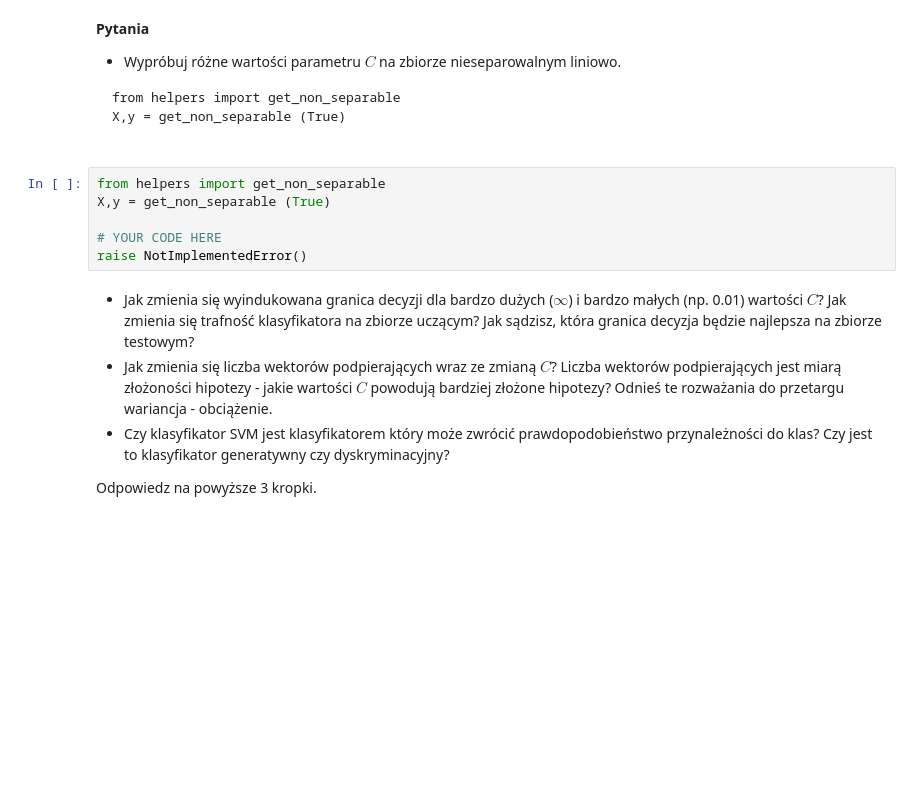
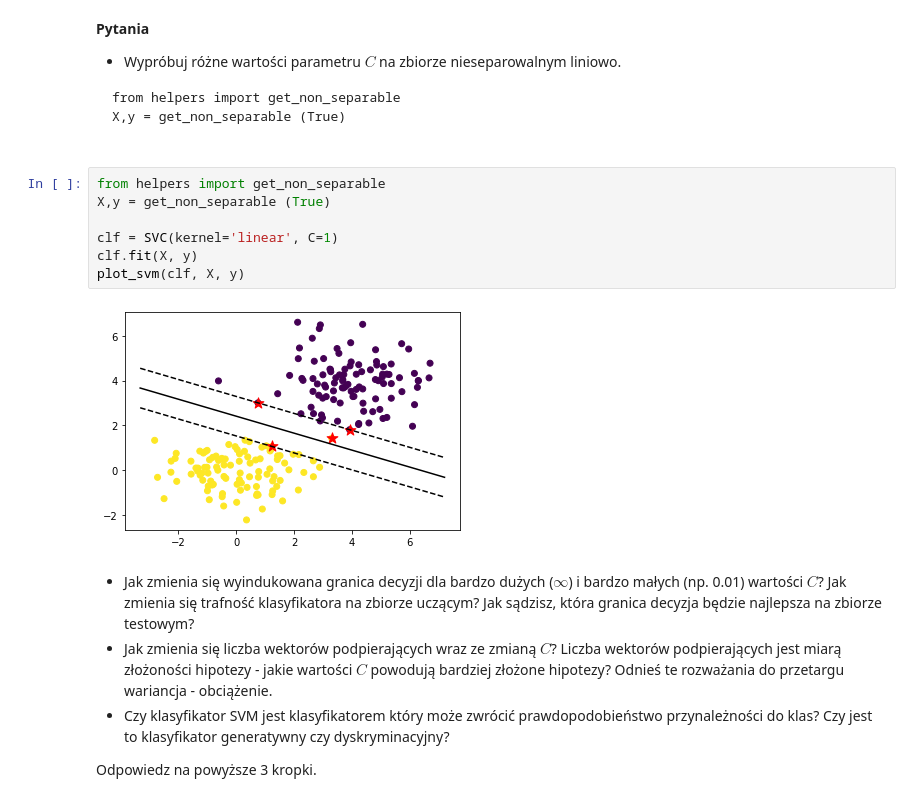
Before and after one commit to Michu-dev/ai-university-labs, a Jupyter notebook: Machine Learning/svm/svm.ipynb, the cells around one changed output. Cells and saved outputs as stored; diff of their text form; blank space fills up the shorter version.

```diff
--- a/Machine Learning/svm/svm.ipynb
+++ b/Machine Learning/svm/svm.ipynb
@@ -225,9 +238,12 @@ X,y = get_non_separable (True)
 # %%
 from helpers import get_non_separable
 X,y = get_non_separable (True)
 
-# YOUR CODE HERE
-raise NotImplementedError()
+clf = SVC(kernel='linear', C=1)
+clf.fit(X, y)
+plot_svm(clf, X, y)
+# %% [output]
+[figure, added]
 # %% [markdown]
 - Jak zmienia się wyindukowana granica decyzji dla bardzo dużych ($\infty$) i bardzo małych (np. 0.01) wartości $C$? Jak zmienia się trafność klasyfikatora na zbiorze uczącym? Jak sądzisz, która granica decyzja będzie najlepsza na zbiorze testowym?
 - Jak zmienia się liczba wektorów podpierających wraz ze zmianą $C$? Liczba wektorów podpierających jest miarą złożoności hipotezy - jakie wartości $C$ powodują bardziej złożone hipotezy? Odnieś te rozważania do przetargu wariancja - obciążenie.
```
Also changed, not shown: parts of 47 cells of this notebook.
